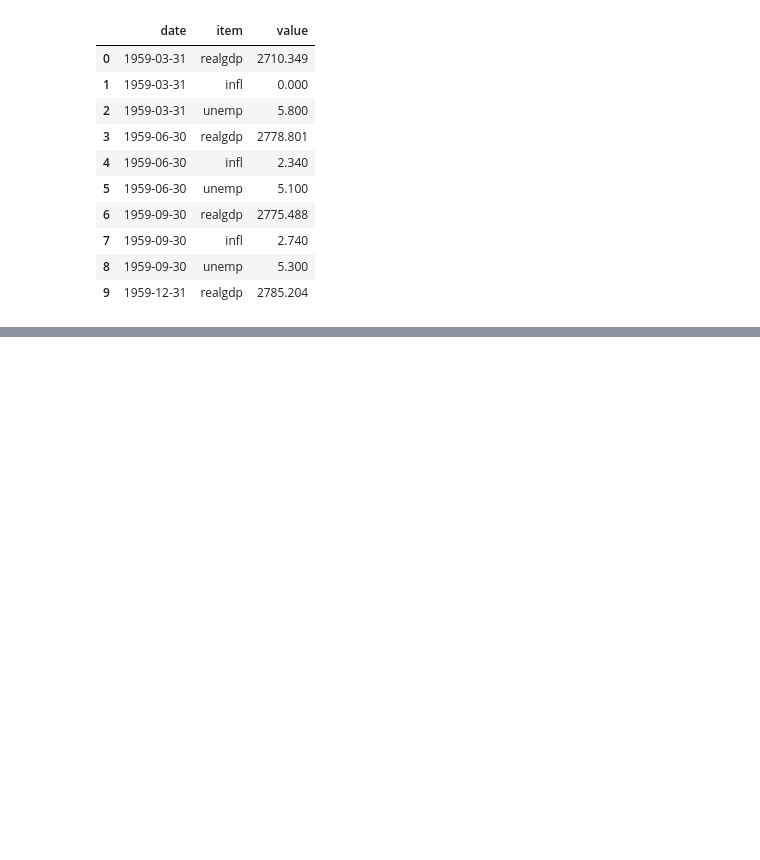
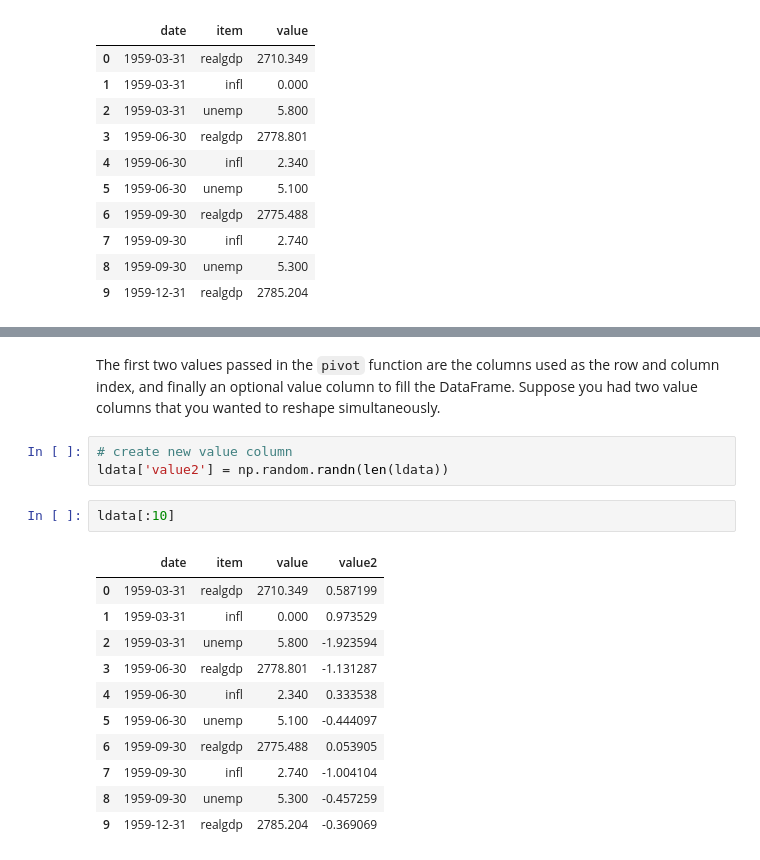
Before and after one commit to rerwin21/python_for_data_analysis, a Jupyter notebook: chap_7.ipynb, the cells around one changed output, grey strips where cells are left out. Drawn from its saved outputs; the diff is of its cells as text; blank space fills up the shorter version.

```diff
--- a/chap_7.ipynb
+++ b/chap_7.ipynb
@@ -1033,0 +1048,19 @@ ldata[:10]
+# %% [markdown]
+The first two values passed in the `pivot` function are the columns used as the row and column index, and finally an optional value column to fill the DataFrame. Suppose you had two value columns that you wanted to reshape simultaneously.
+# %%
+# create new value column
+ldata['value2'] = np.random.randn(len(ldata))
+# %%
+ldata[:10]
+# %% [output]
+|  | date | item | value | value2 |
+| 0 | 1959-03-31 | realgdp | 2710.349 | 0.587199 |
+| 1 | 1959-03-31 | infl | 0.000 | 0.973529 |
+| 2 | 1959-03-31 | unemp | 5.800 | -1.923594 |
+| 3 | 1959-06-30 | realgdp | 2778.801 | -1.131287 |
+| 4 | 1959-06-30 | infl | 2.340 | 0.333538 |
+| 5 | 1959-06-30 | unemp | 5.100 | -0.444097 |
+| 6 | 1959-09-30 | realgdp | 2775.488 | 0.053905 |
+| 7 | 1959-09-30 | infl | 2.740 | -1.004104 |
+| 8 | 1959-09-30 | unemp | 5.300 | -0.457259 |
+| 9 | 1959-12-31 | realgdp | 2785.204 | -0.369069 |
```
Also changed, not shown: parts of 33 cells of this notebook.
